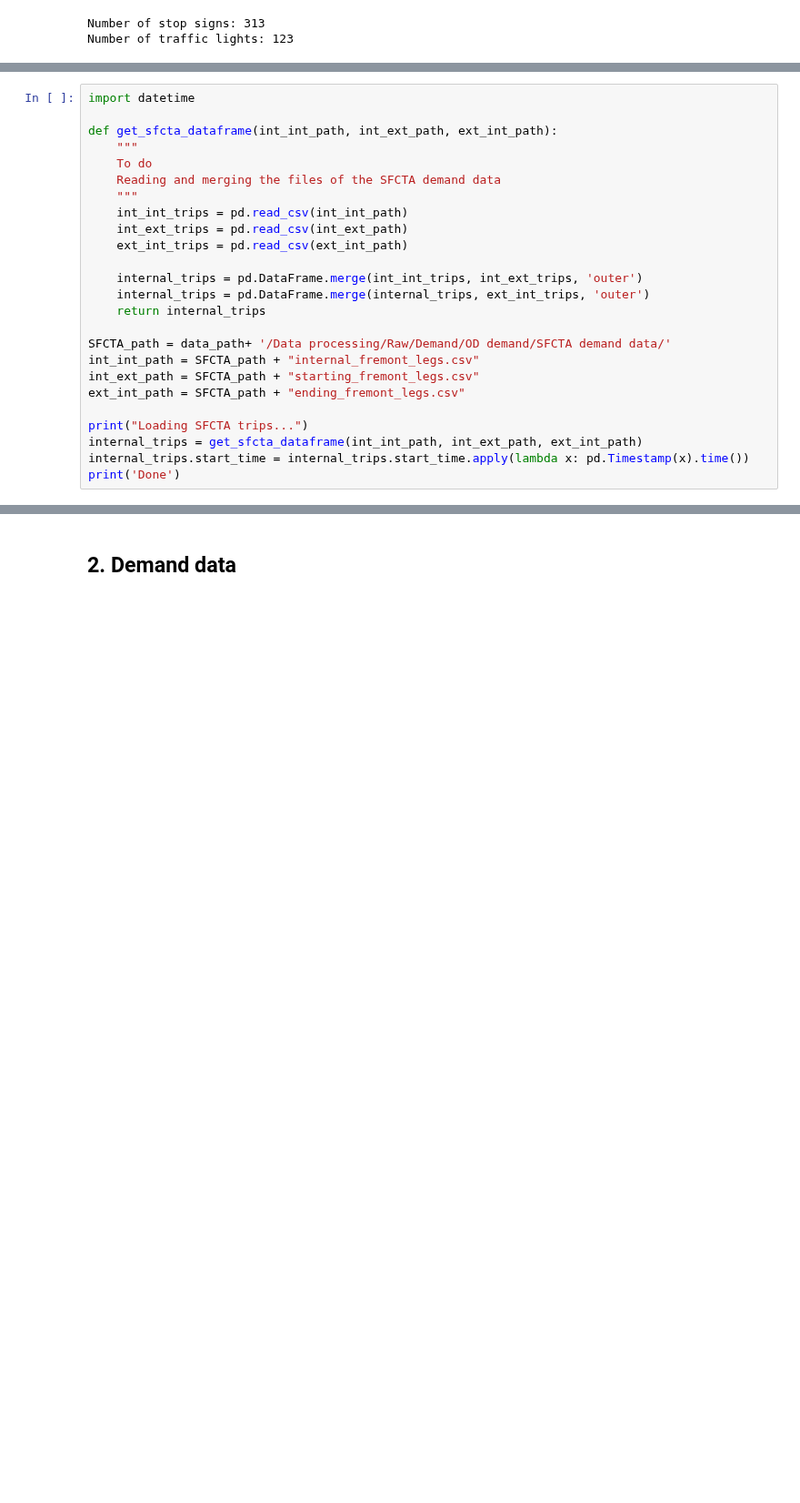
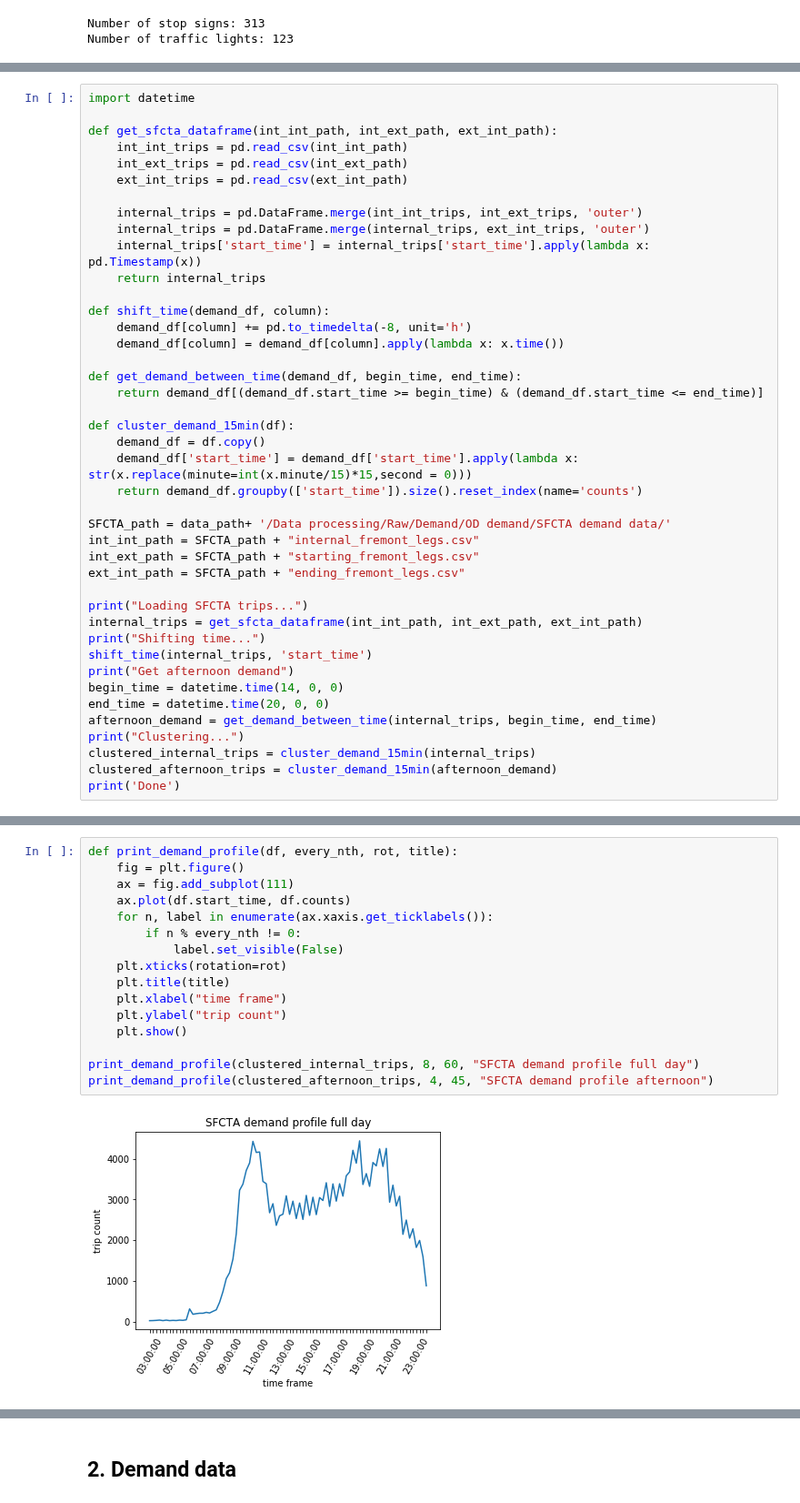
Before and after one commit to Fremont-project/data-processing, a Jupyter notebook: pipeline/KeplerGl Visual Rendering Notebook.ipynb, the cells around one changed output, grey strips where cells are left out. Shown at 91% size. Saved outputs shown, nothing was run; the diff lists cells and outputs as text; blank space fills up the shorter version.

```diff
--- a/pipeline/KeplerGl Visual Rendering Notebook.ipynb
+++ b/pipeline/KeplerGl Visual Rendering Notebook.ipynb
@@ -256,17 +278,26 @@ Number of traffic lights: 123
 import datetime
 
 def get_sfcta_dataframe(int_int_path, int_ext_path, ext_int_path):
-    """
-    To do
-    Reading and merging the files of the SFCTA demand data
-    """
     int_int_trips = pd.read_csv(int_int_path)
     int_ext_trips = pd.read_csv(int_ext_path)
     ext_int_trips = pd.read_csv(ext_int_path)
 
     internal_trips = pd.DataFrame.merge(int_int_trips, int_ext_trips, 'outer')
     internal_trips = pd.DataFrame.merge(internal_trips, ext_int_trips, 'outer')
+    internal_trips['start_time'] = internal_trips['start_time'].apply(lambda x: pd.Timestamp(x))
     return internal_trips
+
+def shift_time(demand_df, column):
+    demand_df[column] += pd.to_timedelta(-8, unit='h')
+    demand_df[column] = demand_df[column].apply(lambda x: x.time())
+
+def get_demand_between_time(demand_df, begin_time, end_time):
+    return demand_df[(demand_df.start_time >= begin_time) & (demand_df.start_time <= end_time)]
+
+def cluster_demand_15min(df):
+    demand_df = df.copy()
+    demand_df['start_time'] = demand_df['start_time'].apply(lambda x: str(x.replace(minute=int(x.minute/15)*15,second = 0)))
+    return demand_df.groupby(['start_time']).size().reset_index(name='counts')
 
 SFCTA_path = data_path+ '/Data processing/Raw/Demand/OD demand/SFCTA demand data/'
 int_int_path = SFCTA_path + "internal_fremont_legs.csv"
@@ -275,7 +306,15 @@ ext_int_path = SFCTA_path + "ending_fremont_legs.csv"
 
 print("Loading SFCTA trips...")
 internal_trips = get_sfcta_dataframe(int_int_path, int_ext_path, ext_int_path)
-internal_trips.start_time = internal_trips.start_time.apply(lambda x: pd.Timestamp(x).time())
+print("Shifting time...")
+shift_time(internal_trips, 'start_time')
+print("Get afternoon demand")
+begin_time = datetime.time(14, 0, 0)
+end_time = datetime.time(20, 0, 0)
+afternoon_demand = get_demand_between_time(internal_trips, begin_time, end_time)
+print("Clustering...")
+clustered_internal_trips = cluster_demand_15min(internal_trips)
+clustered_afternoon_trips = cluster_demand_15min(afternoon_demand)
 print('Done')
 # %% [output]
 Loading SFCTA trips...
@@ -302,0 +325,18 @@ print(afternoon_demand.leg_id.count())
+# %%
+def print_demand_profile(df, every_nth, rot, title):
+    fig = plt.figure()
+    ax = fig.add_subplot(111)
+    ax.plot(df.start_time, df.counts)
+    for n, label in enumerate(ax.xaxis.get_ticklabels()):
+        if n % every_nth != 0:
+            label.set_visible(False)
+    plt.xticks(rotation=rot)
+    plt.title(title)
+    plt.xlabel("time frame")
+    plt.ylabel("trip count")
+    plt.show()
+
+print_demand_profile(clustered_internal_trips, 8, 60, "SFCTA demand profile full day")
+print_demand_profile(clustered_afternoon_trips, 4, 45, "SFCTA demand profile afternoon")
+# %% [output]
+[figure, added]
```
Also changed, not shown: parts of 54 cells of this notebook.
